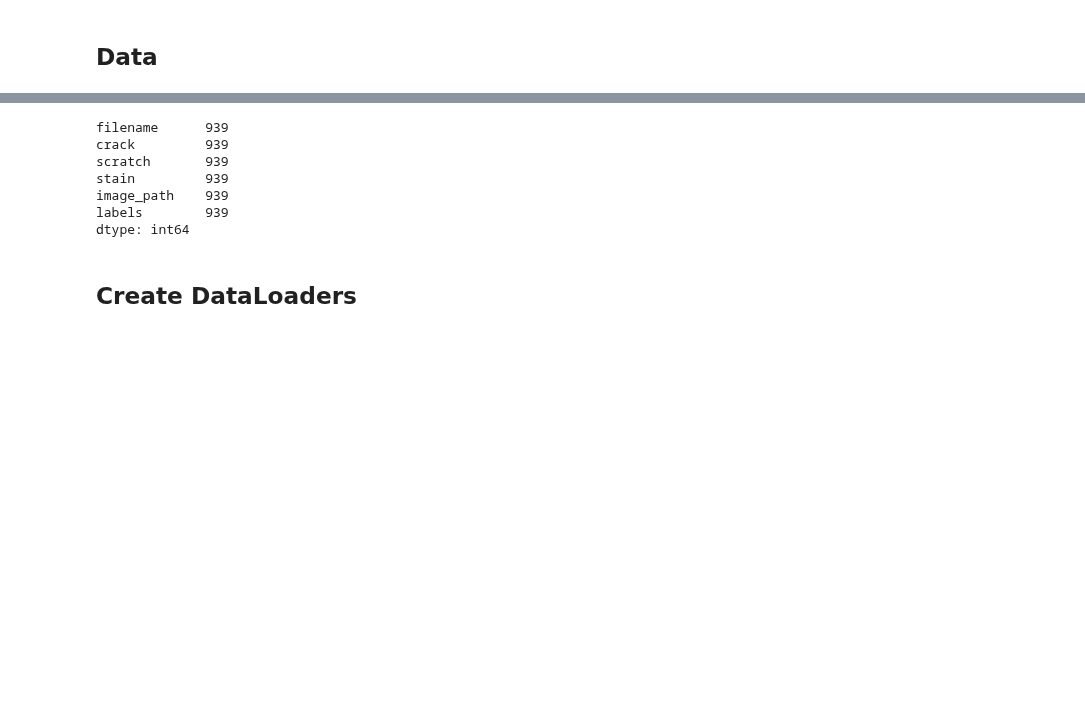
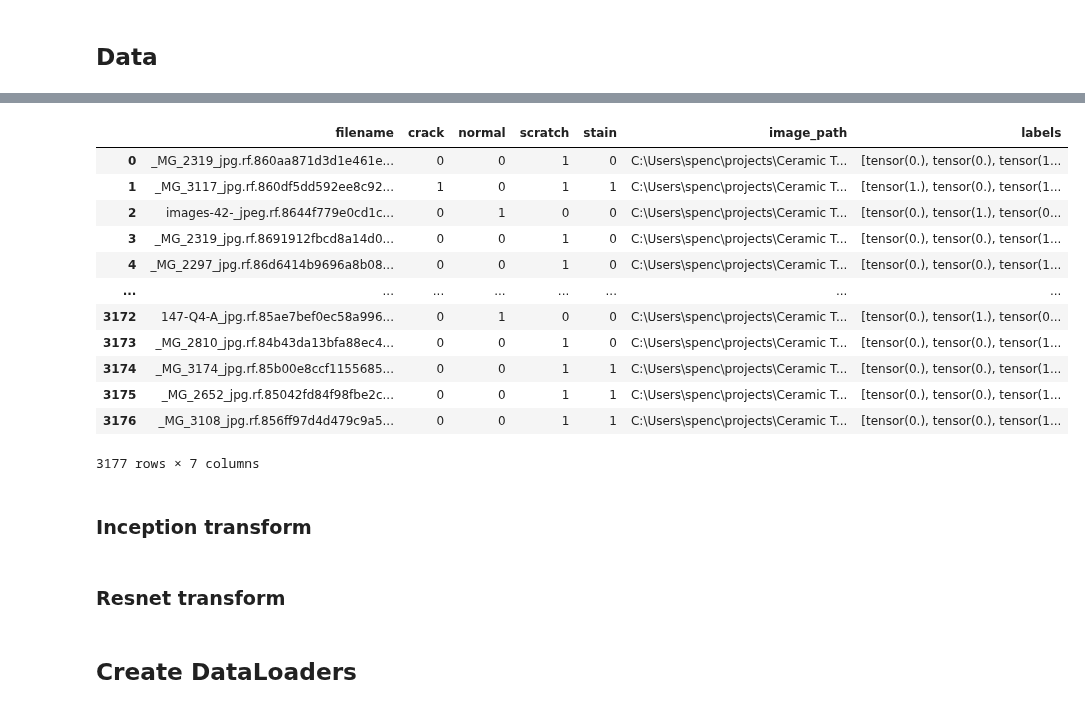
Before and after one commit to Xspencer6/ProjectDesignApplication, a Jupyter notebook: CNNmodel_visual.ipynb, the cells around one changed output, grey strips where cells are left out. Saved outputs shown, nothing was run; the diff lists cells and outputs as text; code cells hidden in the pictures; blank space fills up the shorter version.

```diff
--- a/CNNmodel_visual.ipynb
+++ b/CNNmodel_visual.ipynb
@@ -58,25 +59,21 @@ def one_hot_labels(row):
 train_data['labels'] = train_data.apply(one_hot_labels, axis=1)
 test_data['labels']= test_data.apply(one_hot_labels, axis=1)
 valid_data['labels']= valid_data.apply(one_hot_labels, axis=1)
-# %%
-train_data.where(train_data['stain'] == 1).count()
-# %% [output]
-filename      939
-crack         939
-scratch       939
-stain         939
-image_path    939
-labels        939
-dtype: int64
-# %%
-train_data['labels'] = train_data.apply(
-    lambda row: torch.tensor([row['crack'], row['scratch'], row['stain']]), axis=1
-)
-
-valid_data['labels'] = valid_data.apply(
-    lambda row: torch.tensor([row['crack'], row['scratch'], row['stain']]), axis=1
-)
-
-test_data['labels'] = test_data.apply(
-    lambda row: torch.tensor([row['crack'], row['scratch'], row['stain']]), axis=1
-)
+# %%
+train_data
+# %% [output]
+|  | filename | crack | normal | scratch | stain | image_path | labels |
+| 0 | _MG_2319_jpg.rf.860aa871d3d1e461e... | 0 | 0 | 1 | 0 | C:\Users\spenc\projects\Ceramic T... | [tensor(0.), tensor(0.), tensor(1... |
+| 1 | _MG_3117_jpg.rf.860df5dd592ee8c92... | 1 | 0 | 1 | 1 | C:\Users\spenc\projects\Ceramic T... | [tensor(1.), tensor(0.), tensor(1... |
+| 2 | images-42-_jpeg.rf.8644f779e0cd1c... | 0 | 1 | 0 | 0 | C:\Users\spenc\projects\Ceramic T... | [tensor(0.), tensor(1.), tensor(0... |
+| 3 | _MG_2319_jpg.rf.8691912fbcd8a14d0... | 0 | 0 | 1 | 0 | C:\Users\spenc\projects\Ceramic T... | [tensor(0.), tensor(0.), tensor(1... |
+| 4 | _MG_2297_jpg.rf.86d6414b9696a8b08... | 0 | 0 | 1 | 0 | C:\Users\spenc\projects\Ceramic T... | [tensor(0.), tensor(0.), tensor(1... |
+| ... | ... | ... | ... | ... | ... | ... | ... |
+| 3172 | 147-Q4-A_jpg.rf.85ae7bef0ec58a996... | 0 | 1 | 0 | 0 | C:\Users\spenc\projects\Ceramic T... | [tensor(0.), tensor(1.), tensor(0... |
+| 3173 | _MG_2810_jpg.rf.84b43da13bfa88ec4... | 0 | 0 | 1 | 0 | C:\Users\spenc\projects\Ceramic T... | [tensor(0.), tensor(0.), tensor(1... |
+| 3174 | _MG_3174_jpg.rf.85b00e8ccf1155685... | 0 | 0 | 1 | 1 | C:\Users\spenc\projects\Ceramic T... | [tensor(0.), tensor(0.), tensor(1... |
+| 3175 | _MG_2652_jpg.rf.85042fd84f98fbe2c... | 0 | 0 | 1 | 1 | C:\Users\spenc\projects\Ceramic T... | [tensor(0.), tensor(0.), tensor(1... |
+| 3176 | _MG_3108_jpg.rf.856ff97d4d479c9a5... | 0 | 0 | 1 | 1 | C:\Users\spenc\projects\Ceramic T... | [tensor(0.), tensor(0.), tensor(1... |
+3177 rows × 7 columns
+# %% [markdown]
+### Inception transform
@@ -83 +98,3 @@ test_data['labels'] = test_data.apply(
+# %% [markdown]
+### Resnet transform
 # %%
```
Also changed, not shown: parts of 25 cells of this notebook, 7 other files.
